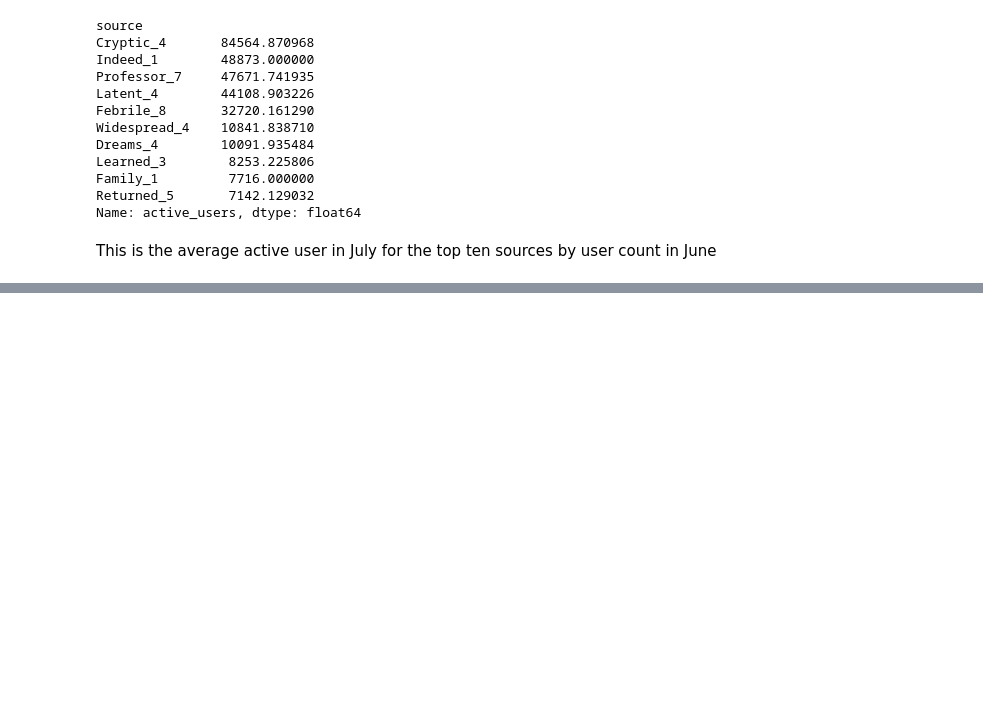
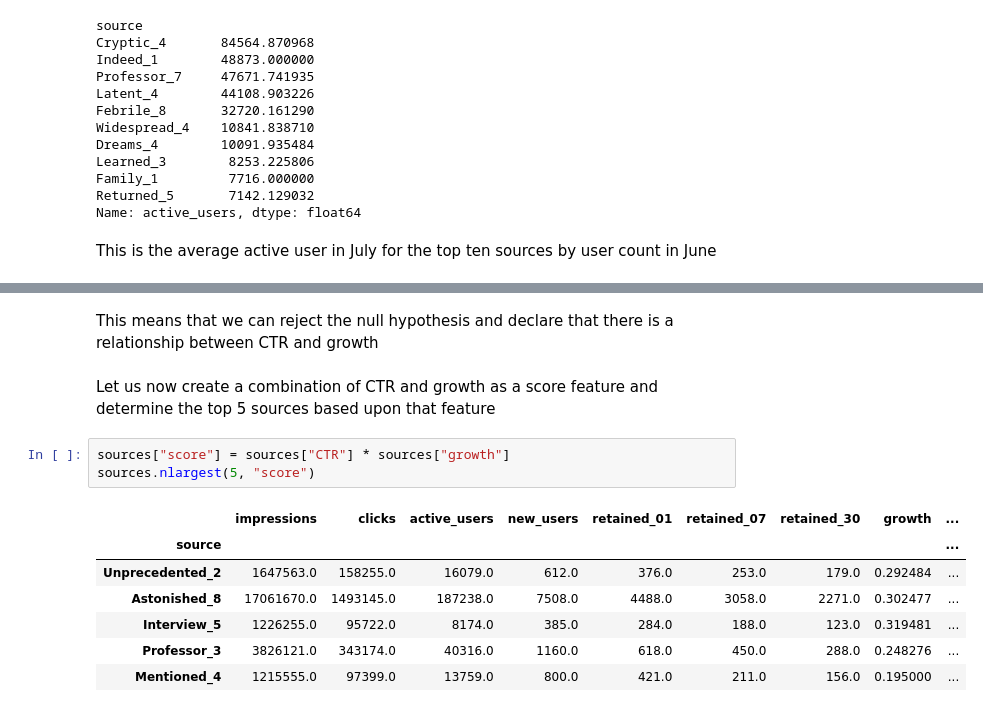
Before and after one commit to Kiiwi/Opera, a Jupyter notebook: Report.ipynb, the cells around one changed output, grey strips where cells are left out. Cells and saved outputs as stored; diff of their text form; blank space fills up the shorter version.

```diff
--- a/Report.ipynb
+++ b/Report.ipynb
@@ -101,0 +173,15 @@ This is the average active user in July for the top ten sources by user count in
+# %% [markdown]
+This means that we can reject the null hypothesis and declare that there is a relationship between CTR and growth
+# %% [markdown]
+Let us now create a combination of CTR and growth as a score feature and determine the top 5 sources based upon that feature
+# %%
+sources["score"] = sources["CTR"] * sources["growth"]
+sources.nlargest(5, "score")
+# %% [output]
+|  | impressions | clicks | active_users | new_users | retained_01 | retained_07 | retained_30 | growth | ... |
+| source |  |  |  |  |  |  |  |  | ... |
+| Unprecedented_2 | 1647563.0 | 158255.0 | 16079.0 | 612.0 | 376.0 | 253.0 | 179.0 | 0.292484 | ... |
+| Astonished_8 | 17061670.0 | 1493145.0 | 187238.0 | 7508.0 | 4488.0 | 3058.0 | 2271.0 | 0.302477 | ... |
+| Interview_5 | 1226255.0 | 95722.0 | 8174.0 | 385.0 | 284.0 | 188.0 | 123.0 | 0.319481 | ... |
+| Professor_3 | 3826121.0 | 343174.0 | 40316.0 | 1160.0 | 618.0 | 450.0 | 288.0 | 0.248276 | ... |
+| Mentioned_4 | 1215555.0 | 97399.0 | 13759.0 | 800.0 | 421.0 | 211.0 | 156.0 | 0.195000 | ... |
```
Also changed, not shown: parts of 22 cells of this notebook, 3 other files.
